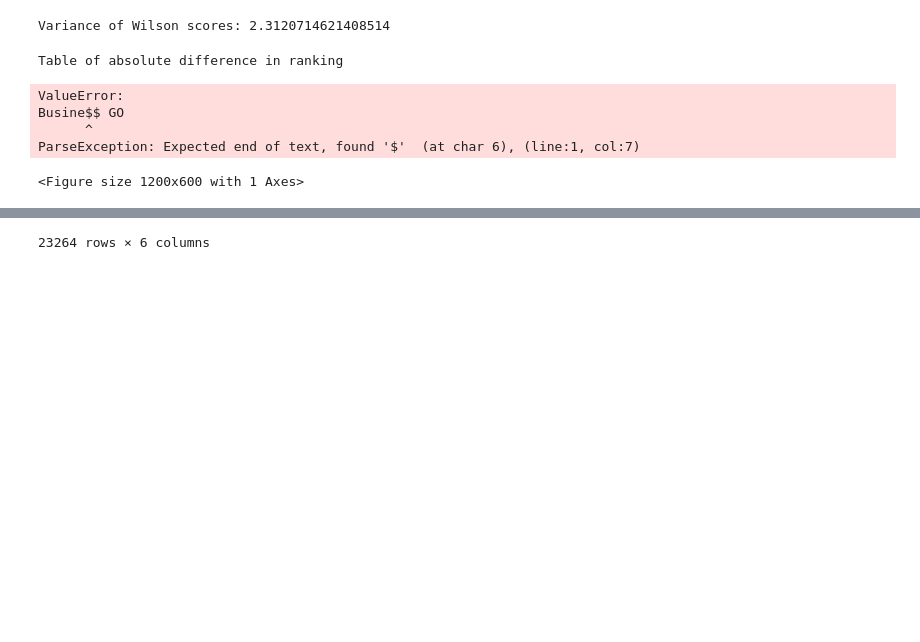
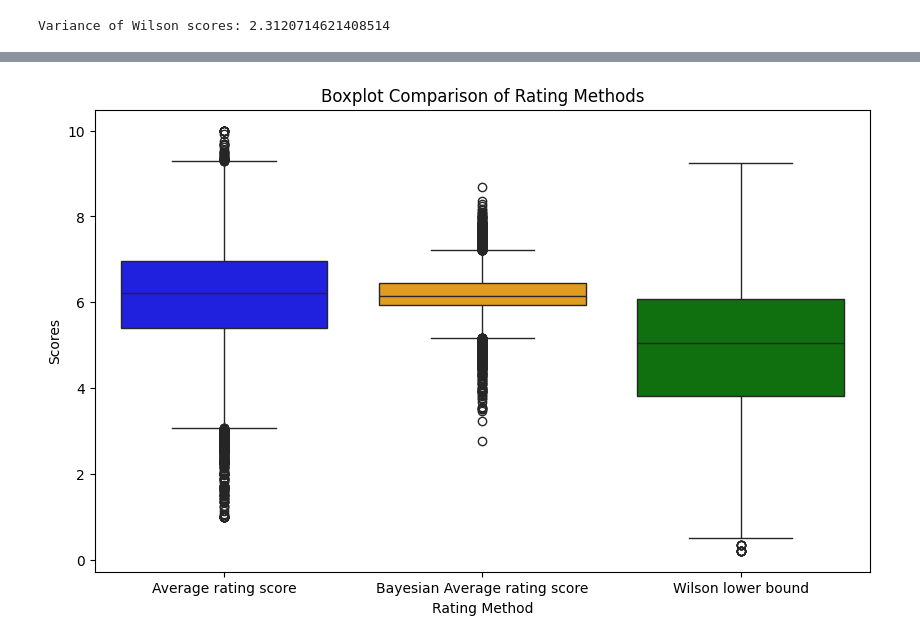
Before and after one commit to sergiopicascia/dscoding-projects, a Jupyter notebook: chi.hoang/Board_Game_Project/Notebook.ipynb, the cells around one changed output, grey strips where cells are left out. Cells and saved outputs as stored; diff of their text form; code cells hidden in the pictures; blank space fills up the shorter version.

```diff
--- a/chi.hoang/Board_Game_Project/Notebook.ipynb
+++ b/chi.hoang/Board_Game_Project/Notebook.ipynb
@@ -94,12 +94,5 @@ Variance of Average scores: 1.5010161231898016
 [figure]
 Variance of Wilson scores: 2.3120714621408514
 # %%
-ranking_df = viz.compare_rankings_table()
-ranking_df
+viz.plot_boxplot()
 # %% [output]
-Table of absolute difference in ranking
-ValueError:
-Busine$$ GO
-      ^
-ParseException: Expected end of text, found '$'  (at char 6), (line:1, col:7)
-<Figure size 1200x600 with 1 Axes>
@@ -118 +99 @@ ParseException: Expected end of text, found '$'  (at char 6), (line:1, col:7)
-23264 rows × 6 columns
+[figure, added]
```
Also changed, not shown: parts of 1 cell of this notebook.
